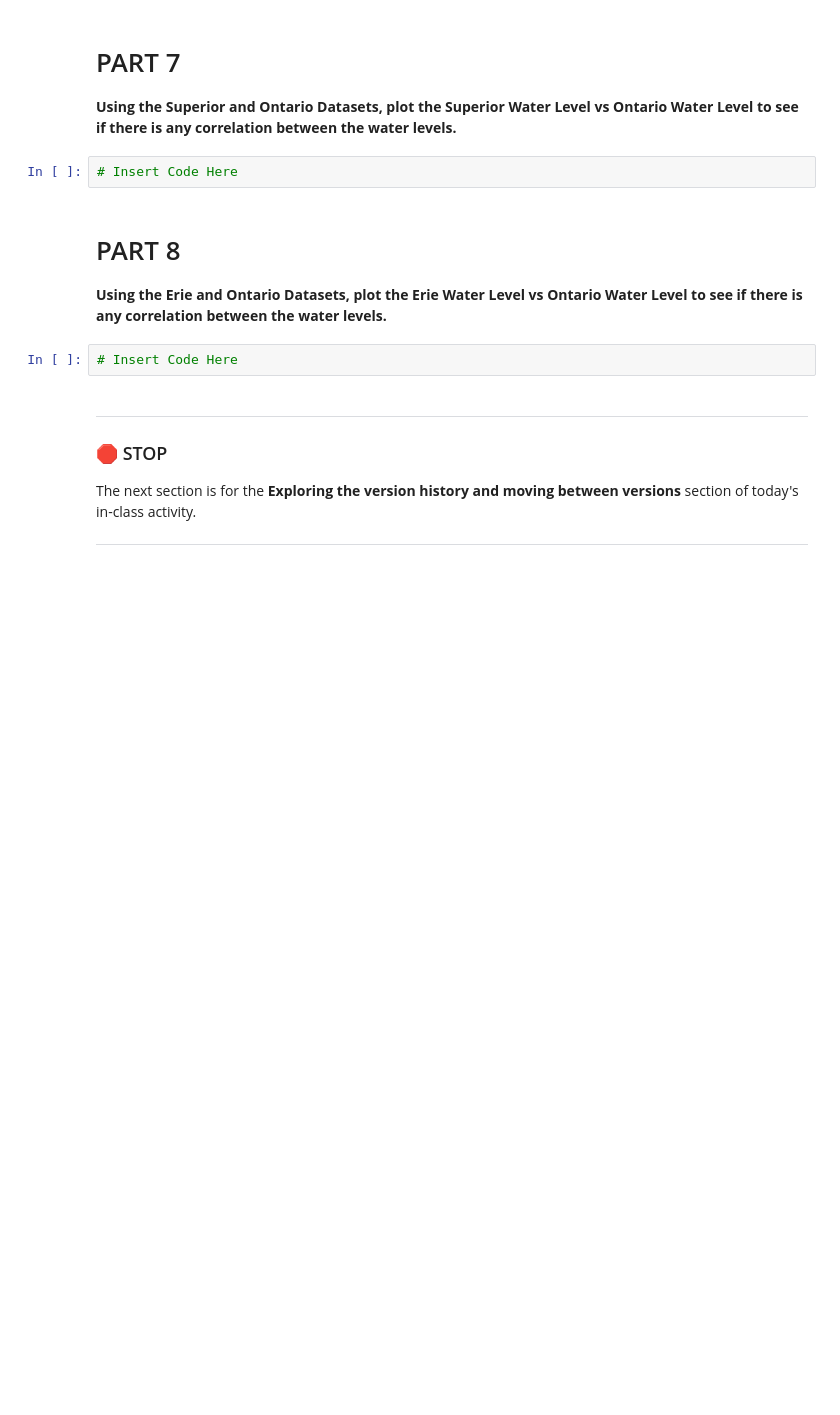
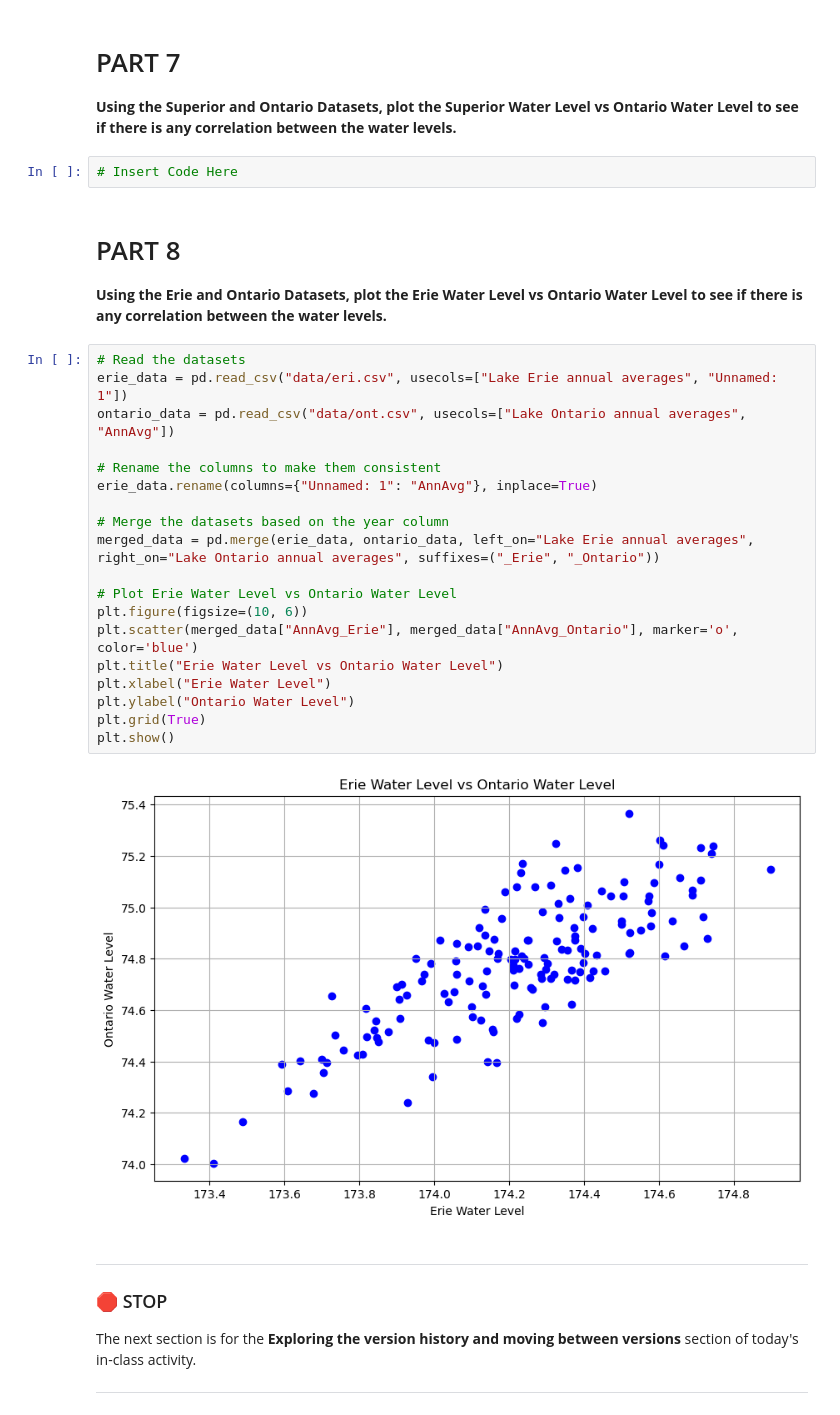
Before and after one commit to bhardw41/CMSE202_Git_Started, a Jupyter notebook: Great_Lakes_and_Grand_River.ipynb, the cells around one changed output. Drawn from its saved outputs; the diff is of its cells as text; blank space fills up the shorter version.

```diff
--- a/Great_Lakes_and_Grand_River.ipynb
+++ b/Great_Lakes_and_Grand_River.ipynb
@@ -78,8 +106,27 @@ plt.plot(data["Lake Ontario annual averages"], data["AnnAvg"])
 # PART 8
 
 **Using the Erie and Ontario Datasets, plot the Erie Water Level vs Ontario Water Level to see if there is any correlation between the water levels.**
-# %%
-# Insert Code Here
+# %%
+# Read the datasets
+erie_data = pd.read_csv("data/eri.csv", usecols=["Lake Erie annual averages", "Unnamed: 1"])
+ontario_data = pd.read_csv("data/ont.csv", usecols=["Lake Ontario annual averages", "AnnAvg"])
+
+# Rename the columns to make them consistent
+erie_data.rename(columns={"Unnamed: 1": "AnnAvg"}, inplace=True)
+
+# Merge the datasets based on the year column
+merged_data = pd.merge(erie_data, ontario_data, left_on="Lake Erie annual averages", right_on="Lake Ontario annual averages", suffixes=("_Erie", "_Ontario"))
+
+# Plot Erie Water Level vs Ontario Water Level
+plt.figure(figsize=(10, 6))
+plt.scatter(merged_data["AnnAvg_Erie"], merged_data["AnnAvg_Ontario"], marker='o', color='blue')
+plt.title("Erie Water Level vs Ontario Water Level")
+plt.xlabel("Erie Water Level")
+plt.ylabel("Ontario Water Level")
+plt.grid(True)
+plt.show()
+# %% [output]
+[figure, added]
 # %% [markdown]
 ---
 ### &#128721; STOP
```
Also changed, not shown: parts of 6 cells of this notebook.
